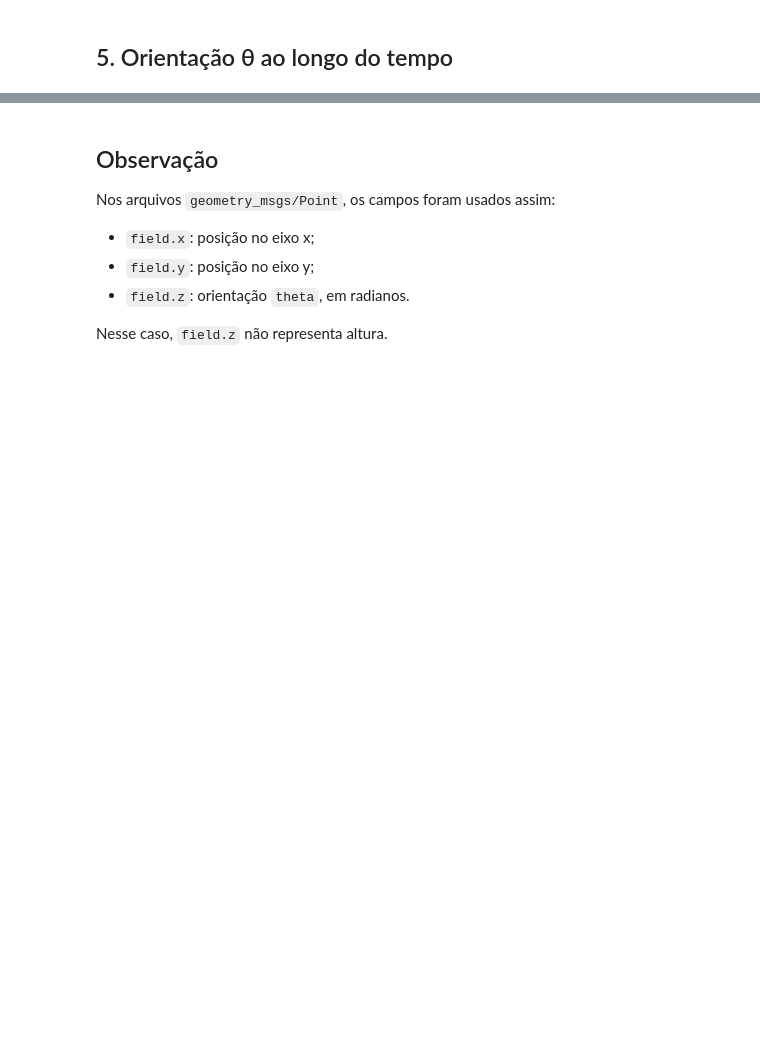
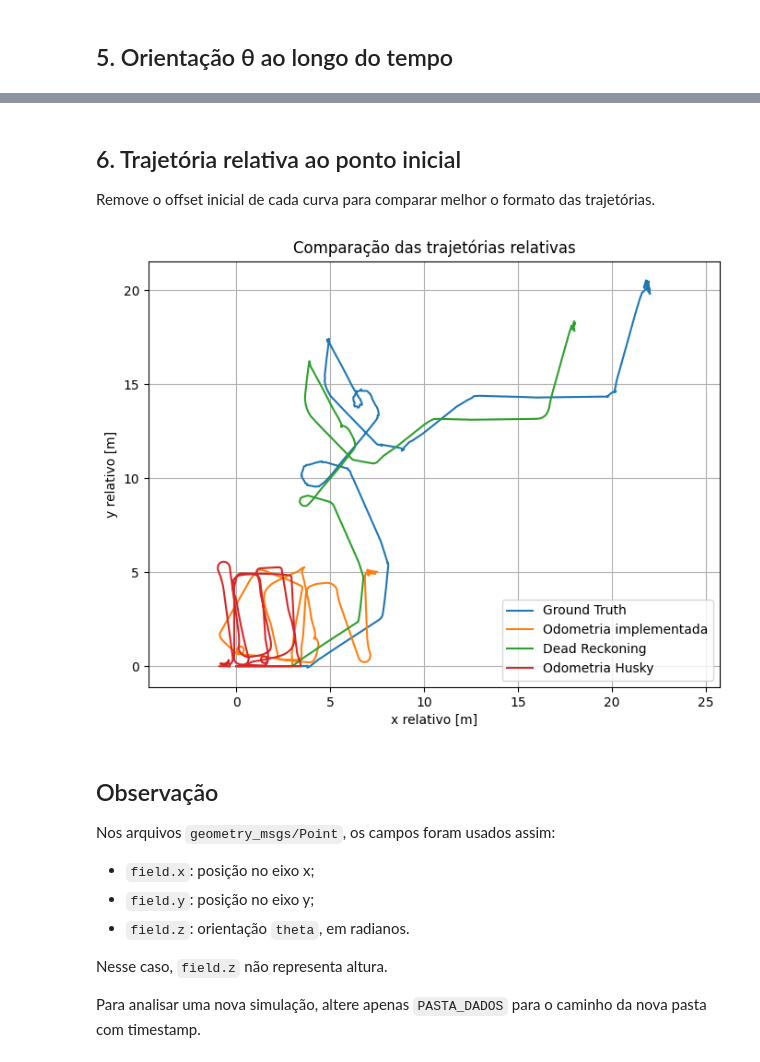
Before and after one commit to rafaelheydt/husky_odo, a Jupyter notebook: plot_trajetorias_odo.ipynb, the cells around one changed output, grey strips where cells are left out. Saved outputs shown, nothing was run; the diff lists cells and outputs as text; code cells hidden in the pictures; blank space fills up the shorter version.

```diff
--- a/plot_trajetorias_odo.ipynb
+++ b/plot_trajetorias_odo.ipynb
@@ -9,9 +15,14 @@ import pandas as pd
 import matplotlib.pyplot as plt
 from pathlib import Path
 
-# Altere aqui se os CSVs estiverem em outra pasta
-PASTA_DADOS = Path('.')
+# Altere somente esta variável para a pasta da simulação que deseja analisar.
+# Exemplo de pasta gerada com timestamp:
+PASTA_DADOS = Path('/home/rafael/odo_vs_dc/resultados/empty_20260503_143351')
 
 def carregar_csv(nome):
     caminho = PASTA_DADOS / nome
+    if not caminho.exists():
+        raise FileNotFoundError(f'Arquivo não encontrado: {caminho}')
     return pd.read_csv(caminho, comment='#')
+
+print(f'Lendo dados de: {PASTA_DADOS}')
@@ -108,3 +127,36 @@ plt.show()
+# %% [markdown]
+## 6. Trajetória relativa ao ponto inicial
+
+Remove o offset inicial de cada curva para comparar melhor o formato das trajetórias.
+# %%
+def relativo(df):
+    df = df.copy()
+    df["x_rel"] = df["field.x"] - df["field.x"].iloc[0]
+    df["y_rel"] = df["field.y"] - df["field.y"].iloc[0]
+    df["theta_rel"] = df["field.z"] - df["field.z"].iloc[0]
+    return df
+
+gt_rel = relativo(gt)
+odo_rel = relativo(odo)
+dr_rel = relativo(dr)
+odo_husky_rel = relativo(odo_husky)
+# %%
+plt.figure(figsize=(8, 6))
+
+plt.plot(gt_rel["x_rel"], gt_rel["y_rel"], label="Ground Truth")
+plt.plot(odo_rel["x_rel"], odo_rel["y_rel"], label="Odometria implementada")
+plt.plot(dr_rel["x_rel"], dr_rel["y_rel"], label="Dead Reckoning")
+plt.plot(odo_husky_rel["x_rel"], odo_husky_rel["y_rel"], label="Odometria Husky")
+
+plt.xlabel("x relativo [m]")
+plt.ylabel("y relativo [m]")
+plt.title("Comparação das trajetórias relativas")
+plt.legend()
+plt.grid(True)
+plt.axis("equal")
+plt.show()
+# %% [output]
+[figure, added]
 # %% [markdown]
 ## Observação
 
@@ -115,3 +167,5 @@ Nos arquivos `geometry_msgs/Point`, os campos foram usados assim:
 - `field.z`: orientação `theta`, em radianos.
 
 Nesse caso, `field.z` não representa altura.
+
+Para analisar uma nova simulação, altere apenas `PASTA_DADOS` para o caminho da nova pasta com timestamp.
```
Also changed, not shown: parts of 7 cells of this notebook, 27 other files.
